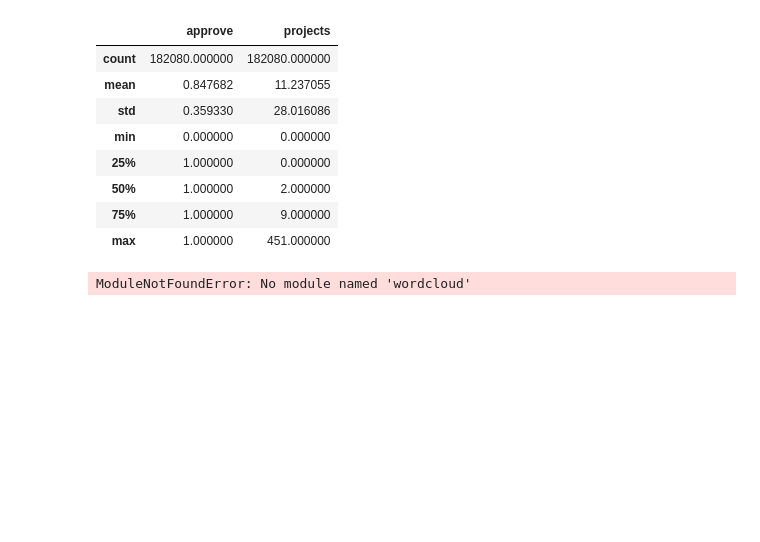
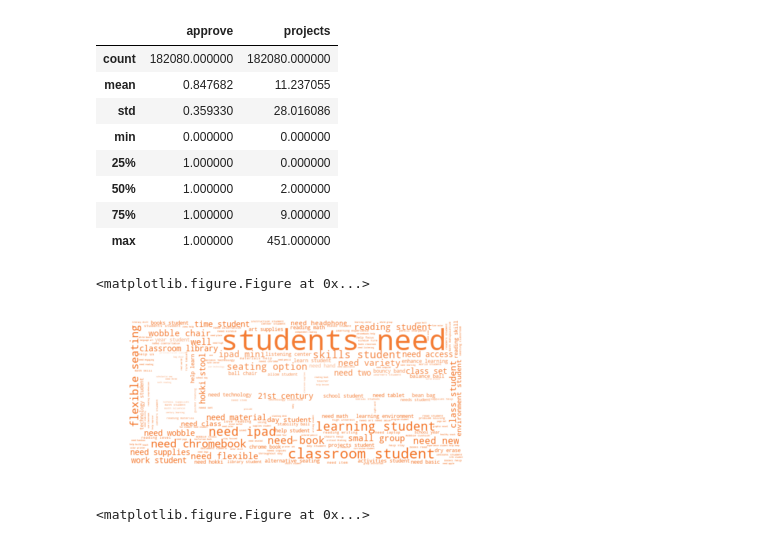
Before and after one commit to coreyclip/DonorsChoose, a Jupyter notebook: engineering/graphics.ipynb, the cells around one changed output. Saved outputs shown, nothing was run; the diff lists cells and outputs as text; code cells hidden in the pictures; blank space fills up the shorter version.

Commit message:
added word cloud to image file
code for it is in the graphics.ipynb

```diff
--- a/engineering/graphics.ipynb
+++ b/engineering/graphics.ipynb
@@ -54,39 +55,57 @@ subdf.describe()
 # %%
 import re
 from nltk.corpus import stopwords
+import numpy as np
+from PIL import Image
+from os import path
+import matplotlib.pyplot as plt
 
 REPLACE_BY_SPACE_RE = re.compile('[/(){}\[\]\|@,;]')
 BAD_SYMBOLS_RE = re.compile('[^0-9a-z #+_]')
 STOPWORDS = set(stopwords.words('english'))
 def text_prepare(text):
     """
         text: a string
 
         return: modified initial string
     """
     text = text.lower()# lowercase text
     text = REPLACE_BY_SPACE_RE.sub(' ',text)# replace REPLACE_BY_SPACE_RE symbols by space in text
     text = BAD_SYMBOLS_RE.sub('',text)# delete symbols which are in BAD_SYMBOLS_RE from text
     temp = [s.strip() for s in text.split() if s not in STOPWORDS]# delete stopwords from text
     new_text = ''
     for i in temp:
         new_text +=i+' '
     text = new_text
     return text.strip()
 
 temp_data = df.dropna(subset=['project_resource_summary'])
 # converting into lowercase
 temp_data['project_resource_summary'] = temp_data['project_resource_summary'].apply(lambda x: " ".join(x.lower() for x in x.split()))
 temp_data['project_resource_summary'] = temp_data['project_resource_summary'].map(text_prepare)
 
 
-from wordcloud import WordCloud
 
-wordcloud = WordCloud(max_font_size=50, width=600, height=300).generate(' '.join(temp_data['project_resource_summary'].values))
-plt.figure(figsize=(15,8))
-plt.imshow(wordcloud)
-plt.title("Top resources needed for the project", fontsize=35)
+from wordcloud import WordCloud, STOPWORDS, ImageColorGenerator
+
+donorsChoose = np.array(Image.open("logo.png"))
+stopwords = set(STOPWORDS)
+stopwords.add("need")
+
+
+image_colors = ImageColorGenerator(donorsChoose)
+
+wc = WordCloud(max_font_size=50, width=1200, height=900,
+                      background_color="white", mask=donorsChoose).generate(' '.join(temp_data['project_resource_summary'].values))
+# show
+# recolor wordcloud and show
+# we could also give color_func=image_colors directly in the constructor
+plt.imshow(wc.recolor(color_func=image_colors), interpolation="bilinear")
 plt.axis("off")
-plt.show()
+plt.savefig('resource_wordcloud.jpg', bbox_inches='tight')
+plt.figure()
+#plt.show()
 # %% [output]
-ModuleNotFoundError: No module named 'wordcloud'
+<matplotlib.figure.Figure at 0x...>
+[figure, added]
+<matplotlib.figure.Figure at 0x...>
```
Also changed, not shown: parts of 3 cells of this notebook, 4 other files.
